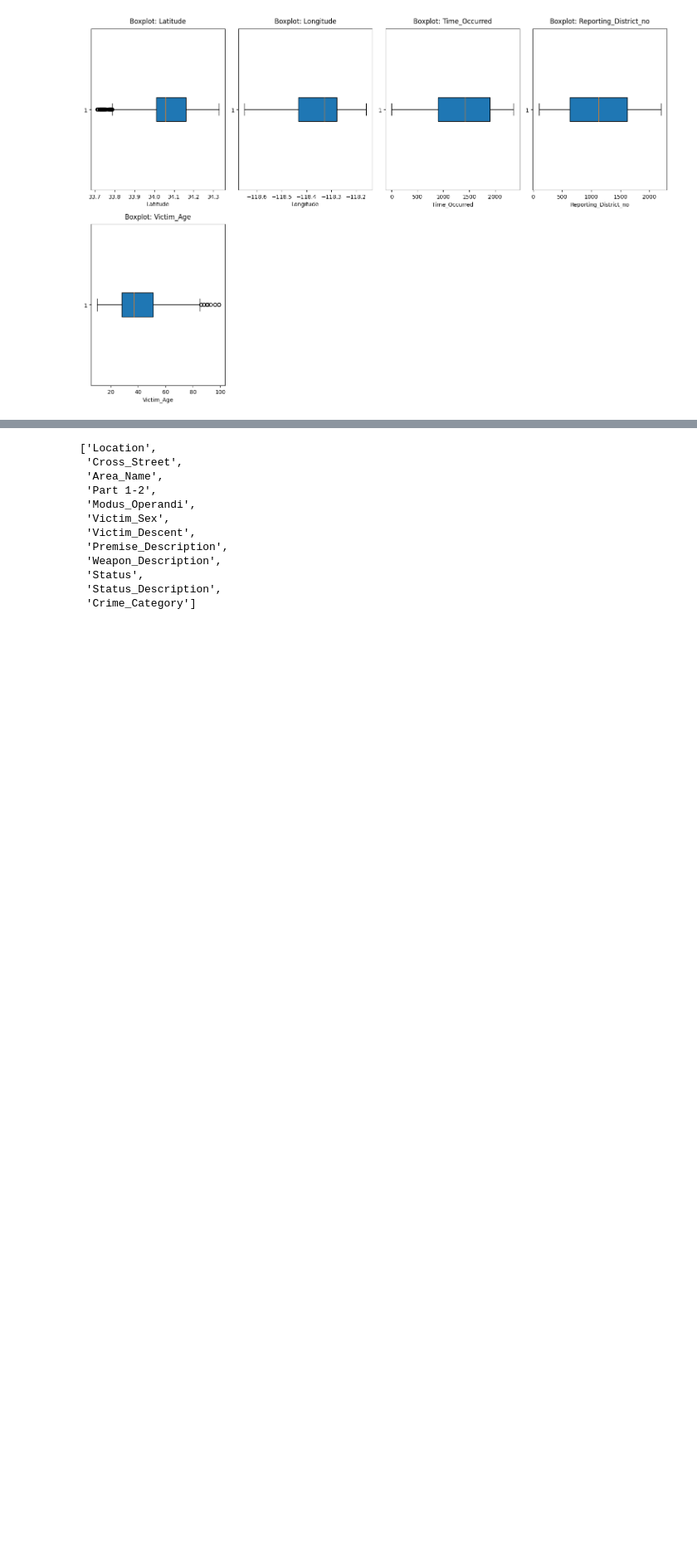
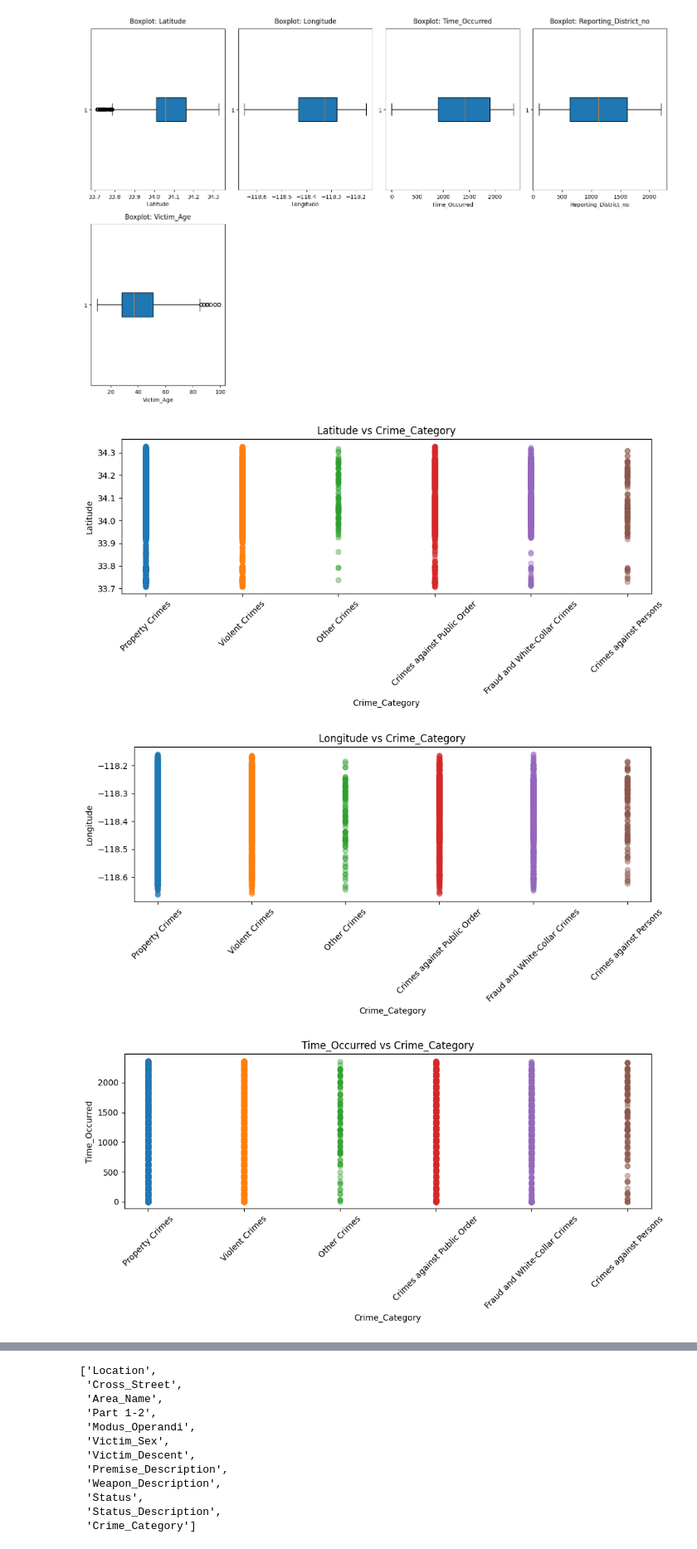
Before and after one commit to mssamoilenko/data_analysis_crime_samoilenko, a Jupyter notebook: data-analysis-crime-samoilenko-true.ipynb, the cells around one changed output, grey strips where cells are left out. Shown at 83% size. Saved outputs shown, nothing was run; the diff lists cells and outputs as text; code cells hidden in the pictures; blank space fills up the shorter version.

Commit message:
Kaggle Notebook | data_analysis_crime_samoilenko_true | Version 8

```diff
--- a/data-analysis-crime-samoilenko-true.ipynb
+++ b/data-analysis-crime-samoilenko-true.ipynb
@@ -324,3 +324,24 @@ plt.tight_layout()
 plt.show()
 # %% [output]
 [figure]
+# %%
+categories = df_train['Crime_Category'].unique()
+
+for col in numb_columns_train:
+    plt.figure(figsize=(10, 5))
+
+    for i, category in enumerate(categories):
+        y_vals = df_train[df_train['Crime_Category'] == category][col]
+        x_vals = [i] * len(y_vals)
+        plt.scatter(x_vals, y_vals, alpha=0.4, label=str(category))
+
+    plt.title(f'{col} vs Crime_Category')
+    plt.xlabel('Crime_Category')
+    plt.ylabel(col)
+    plt.xticks(ticks=range(len(categories)), labels=categories, rotation=45)
+    plt.tight_layout()
+    plt.show()
+# %% [output]
+[figure, added]
+[figure, added]
+[figure, added]
```
Also changed, not shown: parts of 4 cells of this notebook.
